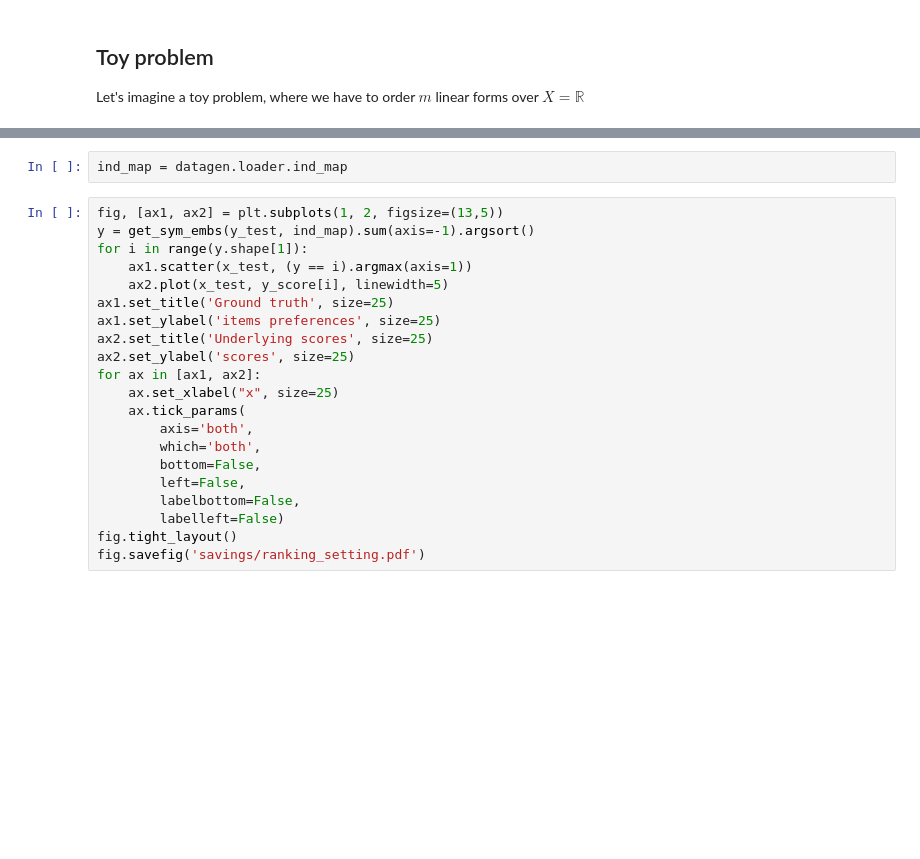
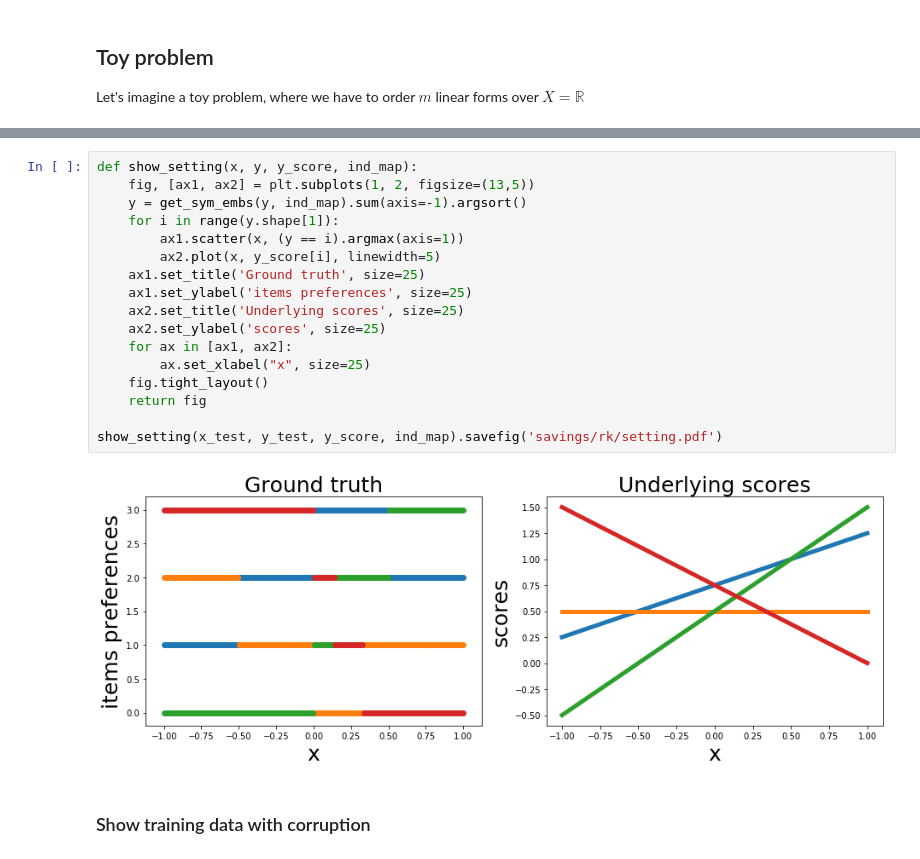
Before and after one commit to VivienCabannes/partial_labelling, a Jupyter notebook: notebooks/ranking.ipynb, the cells around one changed output, grey strips where cells are left out. Drawn from its saved outputs; the diff is of its cells as text; blank space fills up the shorter version.

Commit message:
ranking ready for corruption study

```diff
--- a/notebooks/ranking.ipynb
+++ b/notebooks/ranking.ipynb
@@ -35,23 +37,21 @@ x_test, (y_test, y_score) = datagen.get_testset(n_test, verbose=True)
-# %%
-ind_map = datagen.loader.ind_map
 # %%
-fig, [ax1, ax2] = plt.subplots(1, 2, figsize=(13,5))
-y = get_sym_embs(y_test, ind_map).sum(axis=-1).argsort()
-for i in range(y.shape[1]):
-    ax1.scatter(x_test, (y == i).argmax(axis=1))
-    ax2.plot(x_test, y_score[i], linewidth=5)
-ax1.set_title('Ground truth', size=25)
-ax1.set_ylabel('items preferences', size=25)
-ax2.set_title('Underlying scores', size=25)
-ax2.set_ylabel('scores', size=25)
-for ax in [ax1, ax2]:
-    ax.set_xlabel("x", size=25)
-    ax.tick_params(
-        axis='both',
-        which='both',
-        bottom=False,
-        left=False,
-        labelbottom=False,
-        labelleft=False)
-fig.tight_layout()
-fig.savefig('savings/ranking_setting.pdf')
+def show_setting(x, y, y_score, ind_map):
+    fig, [ax1, ax2] = plt.subplots(1, 2, figsize=(13,5))
+    y = get_sym_embs(y, ind_map).sum(axis=-1).argsort()
+    for i in range(y.shape[1]):
+        ax1.scatter(x, (y == i).argmax(axis=1))
+        ax2.plot(x, y_score[i], linewidth=5)
+    ax1.set_title('Ground truth', size=25)
+    ax1.set_ylabel('items preferences', size=25)
+    ax2.set_title('Underlying scores', size=25)
+    ax2.set_ylabel('scores', size=25)
+    for ax in [ax1, ax2]:
+        ax.set_xlabel("x", size=25)
+    fig.tight_layout()
+    return fig
+
+show_setting(x_test, y_test, y_score, ind_map).savefig('savings/rk/setting.pdf')
+# %% [output]
+[figure, added]
+# %% [markdown]
+### Show training data with corruption
```
Also changed, not shown: parts of 21 cells of this notebook, 6 other files.
